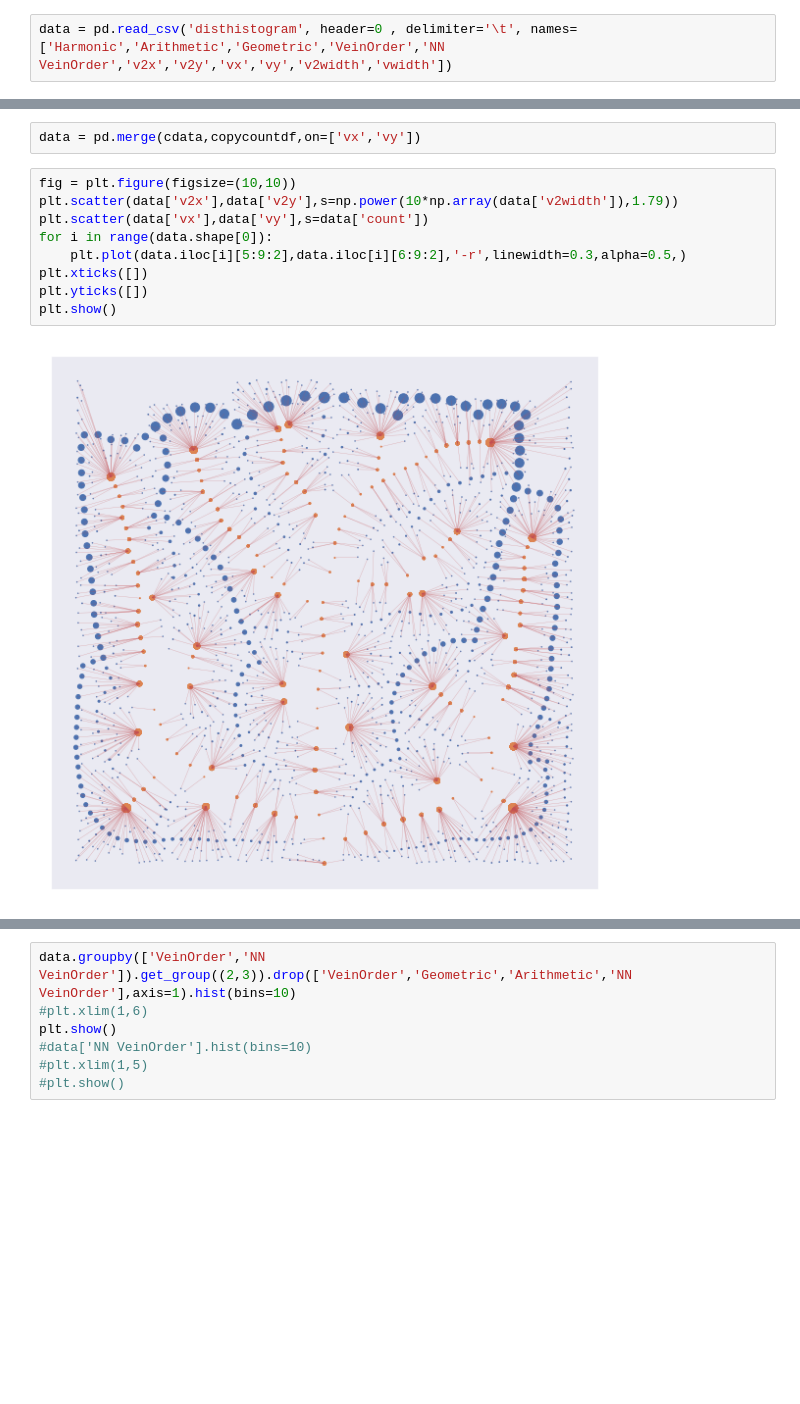
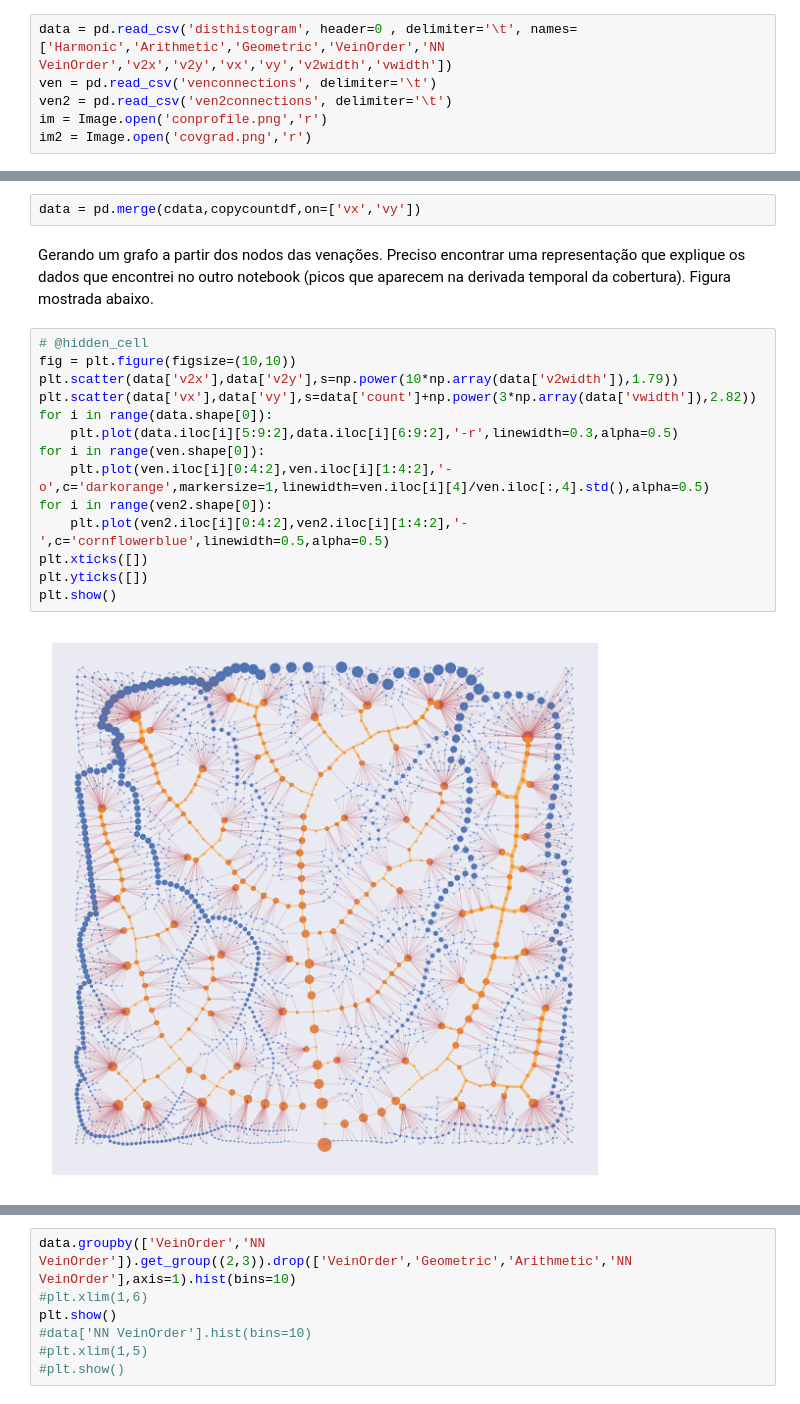
Before and after one commit to CaioMar/Venacao, a Jupyter notebook: Distance_histogram.ipynb, the cells around one changed output, grey strips where cells are left out. Saved outputs shown, nothing was run; the diff lists cells and outputs as text; blank space fills up the shorter version.

Commit message:
Ultimo update da analise com grafo

```diff
--- a/Distance_histogram.ipynb
+++ b/Distance_histogram.ipynb
@@ -7,6 +8,10 @@ from sklearn.preprocessing import StandardScaler, MinMaxScaler
 sns.set()
 # %%
 data = pd.read_csv('disthistogram', header=0 , delimiter='\t', names=['Harmonic','Arithmetic','Geometric','VeinOrder','NN VeinOrder','v2x','v2y','vx','vy','v2width','vwidth'])
+ven = pd.read_csv('venconnections', delimiter='\t')
+ven2 = pd.read_csv('ven2connections', delimiter='\t')
+im = Image.open('conprofile.png','r')
+im2 = Image.open('covgrad.png','r')
 # %% [markdown]
 x = data.values #returns a numpy array
 min_max_scaler = MinMaxScaler()
@@ -88,14 +75,21 @@ copycountdf.head(5)
 cdata = data.copy()
 # %%
 data = pd.merge(cdata,copycountdf,on=['vx','vy'])
+# %% [markdown]
+Gerando um grafo a partir dos nodos das venações. Preciso encontrar uma representação que explique os dados que encontrei no outro notebook (picos que aparecem na derivada temporal da cobertura). Figura mostrada abaixo.
 # %%
+# @hidden_cell
 fig = plt.figure(figsize=(10,10))
 plt.scatter(data['v2x'],data['v2y'],s=np.power(10*np.array(data['v2width']),1.79))
-plt.scatter(data['vx'],data['vy'],s=data['count'])
+plt.scatter(data['vx'],data['vy'],s=data['count']+np.power(3*np.array(data['vwidth']),2.82))
 for i in range(data.shape[0]):
-    plt.plot(data.iloc[i][5:9:2],data.iloc[i][6:9:2],'-r',linewidth=0.3,alpha=0.5,)
+    plt.plot(data.iloc[i][5:9:2],data.iloc[i][6:9:2],'-r',linewidth=0.3,alpha=0.5)
+for i in range(ven.shape[0]):
+    plt.plot(ven.iloc[i][0:4:2],ven.iloc[i][1:4:2],'-o',c='darkorange',markersize=1,linewidth=ven.iloc[i][4]/ven.iloc[:,4].std(),alpha=0.5)
+for i in range(ven2.shape[0]):
+    plt.plot(ven2.iloc[i][0:4:2],ven2.iloc[i][1:4:2],'-',c='cornflowerblue',linewidth=0.5,alpha=0.5)
 plt.xticks([])
 plt.yticks([])
 plt.show()
 # %% [output]
-[figure, old version]
+[figure, new version]
```
Also changed, not shown: parts of 13 cells of this notebook, 2 other files.
